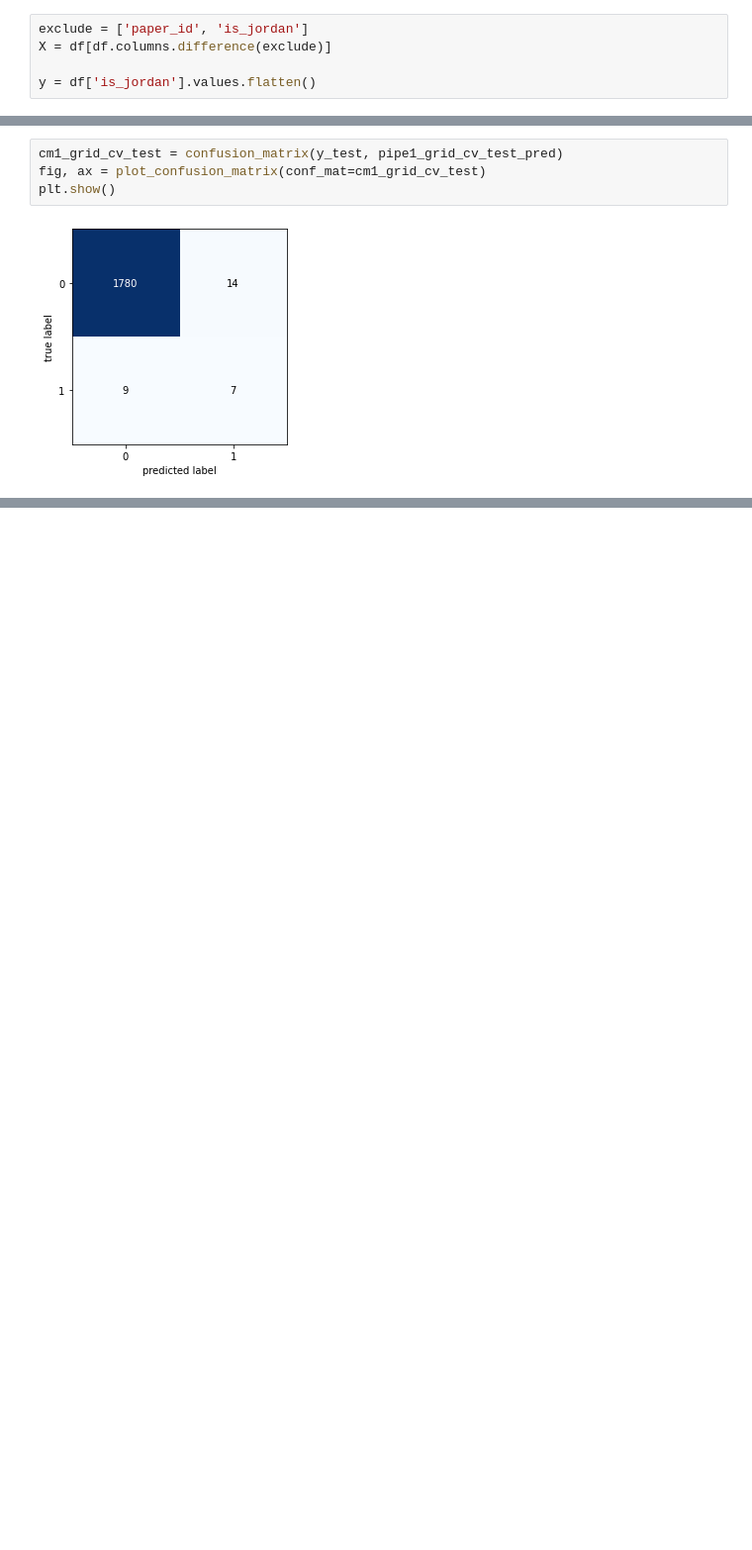
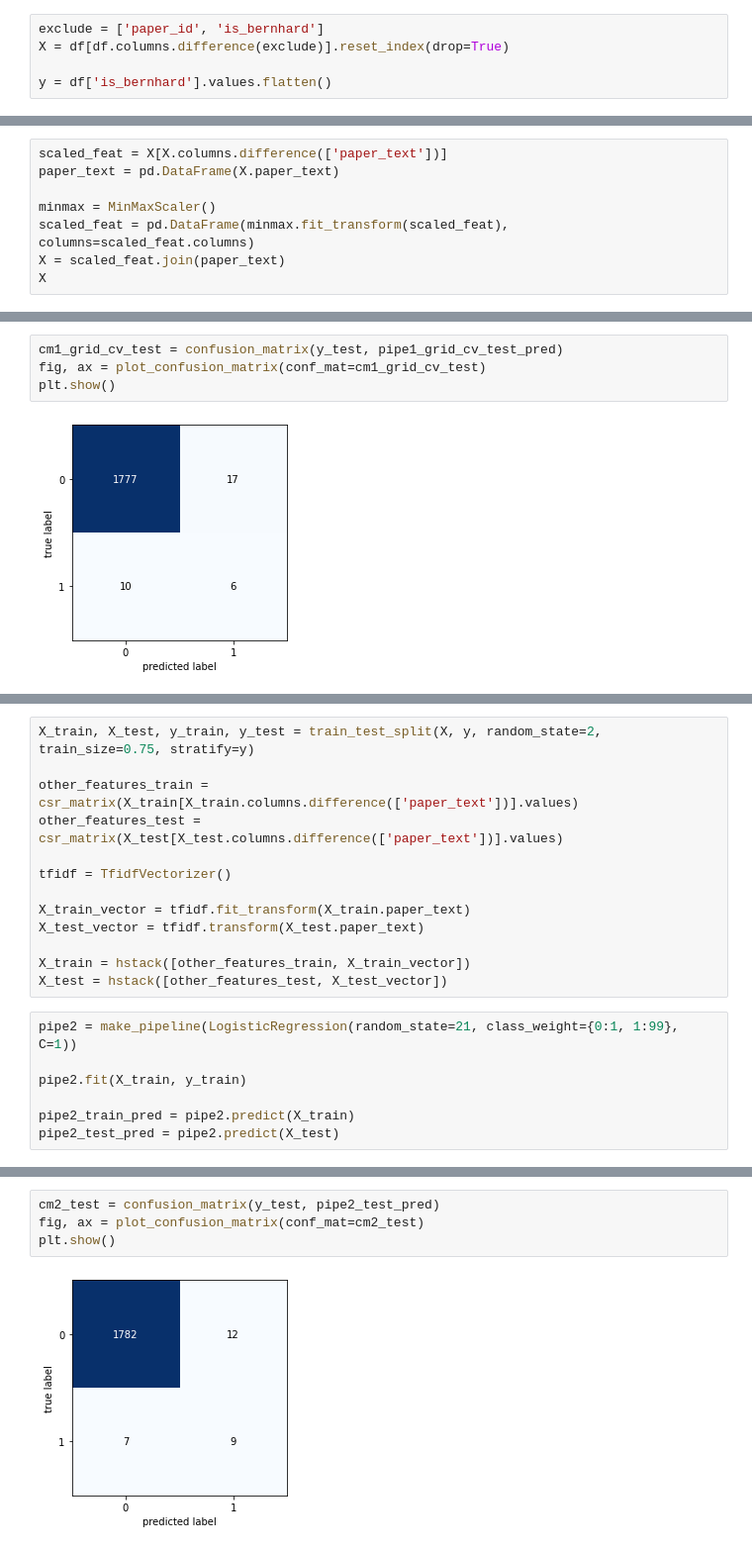
Before and after one commit to wwhite5/Springboard-Capstone-1-NLP, a Jupyter notebook: Notebooks/One_Author_advanced.ipynb, the cells around one changed output, grey strips where cells are left out. Shown at 99% size. Saved outputs shown, nothing was run; the diff lists cells and outputs as text; blank space fills up the shorter version.

```diff
--- a/Notebooks/One_Author_advanced.ipynb
+++ b/Notebooks/One_Author_advanced.ipynb
@@ -202,5 +204,5 @@ Now I split the features into X: my predictive features (excluding paper_id and
 # %%
-exclude = ['paper_id', 'is_jordan']
-X = df[df.columns.difference(exclude)]
+exclude = ['paper_id', 'is_bernhard']
+X = df[df.columns.difference(exclude)].reset_index(drop=True)
 
-y = df['is_jordan'].values.flatten()
+y = df['is_bernhard'].values.flatten()
@@ -206,0 +211,8 @@ y = df['is_jordan'].values.flatten()
+# %%
+scaled_feat = X[X.columns.difference(['paper_text'])]
+paper_text = pd.DataFrame(X.paper_text)
+
+minmax = MinMaxScaler()
+scaled_feat = pd.DataFrame(minmax.fit_transform(scaled_feat), columns=scaled_feat.columns)
+X = scaled_feat.join(paper_text)
+X
@@ -354,0 +401,20 @@ plt.show()
+# %%
+X_train, X_test, y_train, y_test = train_test_split(X, y, random_state=2, train_size=0.75, stratify=y)
+
+other_features_train = csr_matrix(X_train[X_train.columns.difference(['paper_text'])].values)
+other_features_test = csr_matrix(X_test[X_test.columns.difference(['paper_text'])].values)
+
+tfidf = TfidfVectorizer()
+
+X_train_vector = tfidf.fit_transform(X_train.paper_text)
+X_test_vector = tfidf.transform(X_test.paper_text)
+
+X_train = hstack([other_features_train, X_train_vector])
+X_test = hstack([other_features_test, X_test_vector])
+# %%
+pipe2 = make_pipeline(LogisticRegression(random_state=21, class_weight={0:1, 1:99}, C=1))
+
+pipe2.fit(X_train, y_train)
+
+pipe2_train_pred = pipe2.predict(X_train)
+pipe2_test_pred = pipe2.predict(X_test)
@@ -354,0 +437,6 @@ plt.show()
+# %%
+cm2_test = confusion_matrix(y_test, pipe2_test_pred)
+fig, ax = plot_confusion_matrix(conf_mat=cm2_test)
+plt.show()
+# %% [output]
+[figure, added]
```
Also changed, not shown: parts of 38 cells of this notebook, 4 other files.
